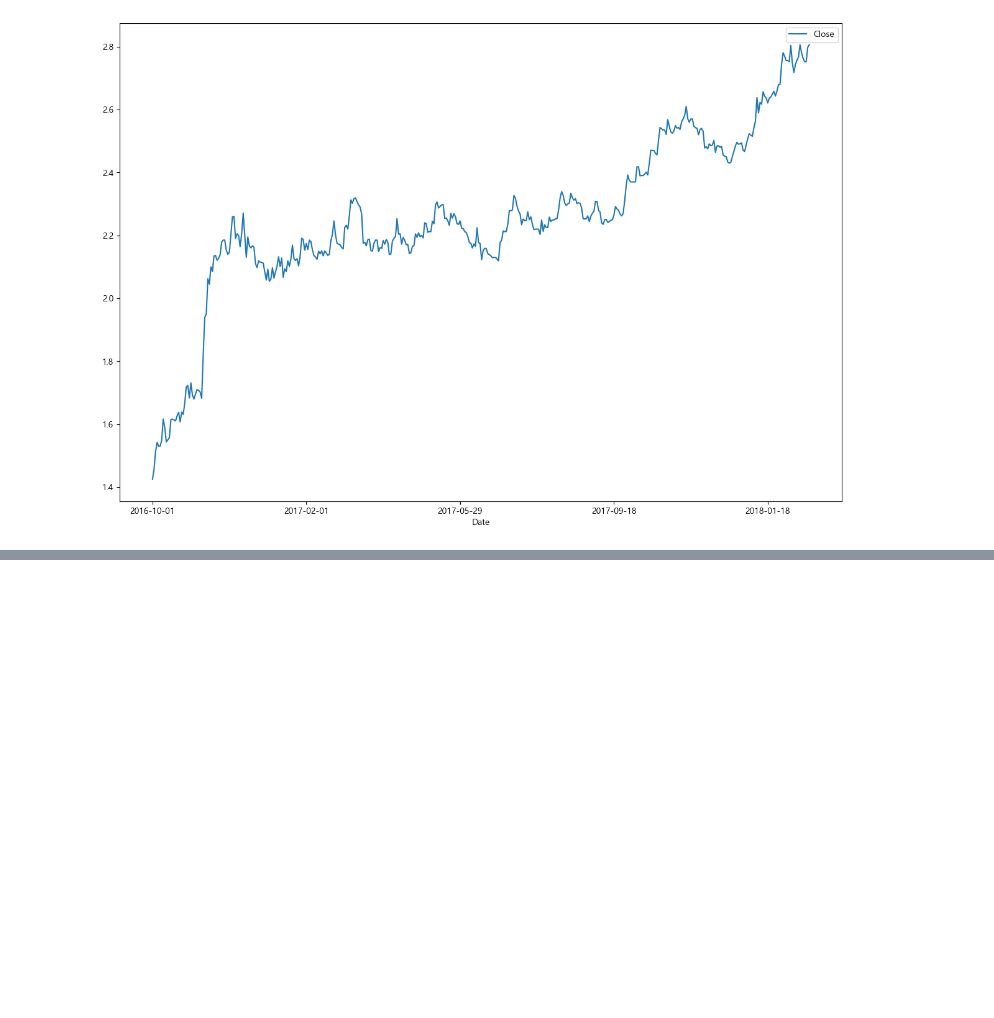
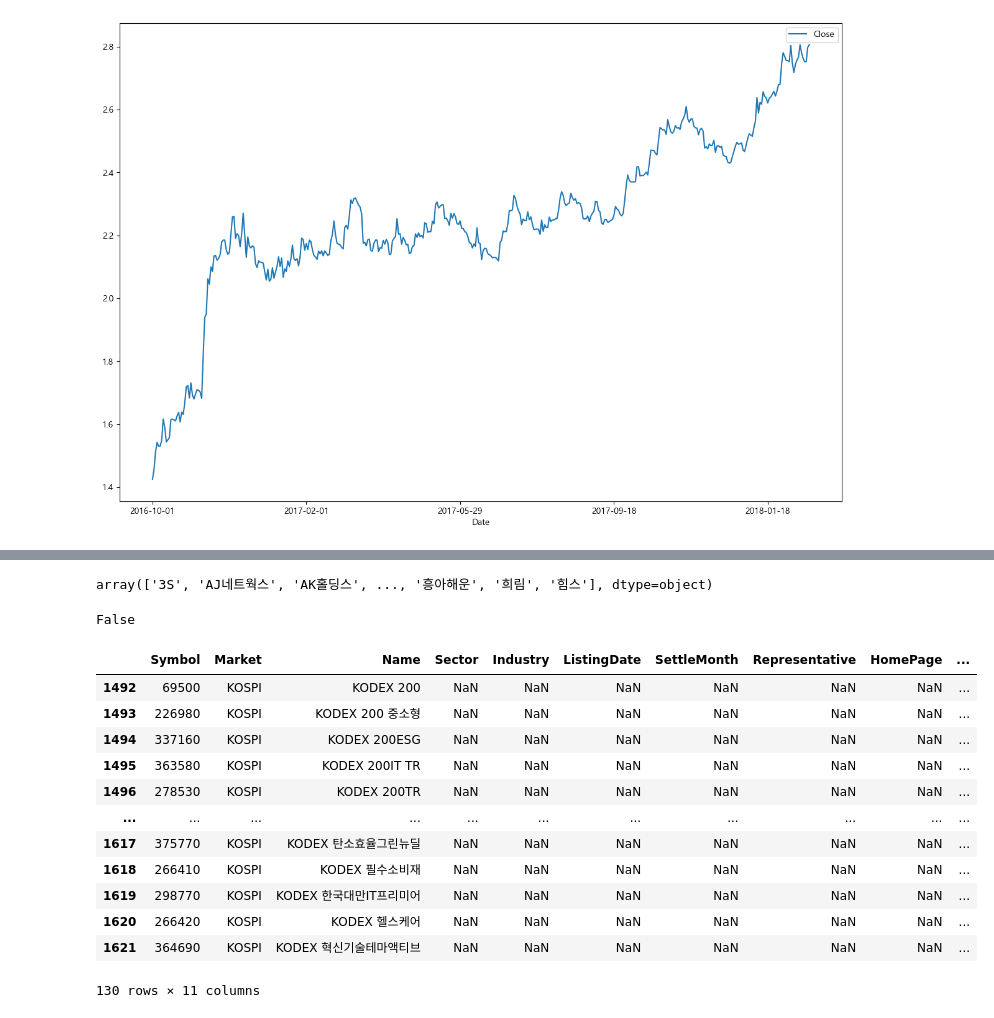
Before and after one commit to DavidEugen/study.python.start, a Jupyter notebook: pandas/06_Project.ipynb, the cells around one changed output, grey strips where cells are left out. Cells and saved outputs as stored; diff of their text form; code cells hidden in the pictures; blank space fills up the shorter version.

```diff
--- a/pandas/06_Project.ipynb
+++ b/pandas/06_Project.ipynb
@@ -114,0 +151,32 @@ df_10Y_rate_close_sample
+# %%
+krx_df['Name'].values
+# %% [output]
+array(['3S', 'AJ네트웍스', 'AK홀딩스', ..., '흥아해운', '희림', '힘스'], dtype=object)
+# %%
+# ??
+'KODEX' in krx_df['Name'].values
+# %% [output]
+False
+# %%
+kodex_index= []
+
+for i in range(krx_df.shape[0]):
+    if 'KODEX' in krx_df['Name'].values[i]:
+        kodex_index.append(i)
+
+kodex_etf_info = krx_df.iloc[kodex_index]
+kodex_etf_info
+# %% [output]
+|  | Symbol | Market | Name | Sector | Industry | ListingDate | SettleMonth | Representative | HomePage | ... |
+| 1492 | 69500 | KOSPI | KODEX 200 | NaN | NaN | NaN | NaN | NaN | NaN | ... |
+| 1493 | 226980 | KOSPI | KODEX 200 중소형 | NaN | NaN | NaN | NaN | NaN | NaN | ... |
+| 1494 | 337160 | KOSPI | KODEX 200ESG | NaN | NaN | NaN | NaN | NaN | NaN | ... |
+| 1495 | 363580 | KOSPI | KODEX 200IT TR | NaN | NaN | NaN | NaN | NaN | NaN | ... |
+| 1496 | 278530 | KOSPI | KODEX 200TR | NaN | NaN | NaN | NaN | NaN | NaN | ... |
+| ... | ... | ... | ... | ... | ... | ... | ... | ... | ... | ... |
+| 1617 | 375770 | KOSPI | KODEX 탄소효율그린뉴딜 | NaN | NaN | NaN | NaN | NaN | NaN | ... |
+| 1618 | 266410 | KOSPI | KODEX 필수소비재 | NaN | NaN | NaN | NaN | NaN | NaN | ... |
+| 1619 | 298770 | KOSPI | KODEX 한국대만IT프리미어 | NaN | NaN | NaN | NaN | NaN | NaN | ... |
+| 1620 | 266420 | KOSPI | KODEX 헬스케어 | NaN | NaN | NaN | NaN | NaN | NaN | ... |
+| 1621 | 364690 | KOSPI | KODEX 혁신기술테마액티브 | NaN | NaN | NaN | NaN | NaN | NaN | ... |
+130 rows × 11 columns
```
Also changed, not shown: parts of 4 cells of this notebook.
